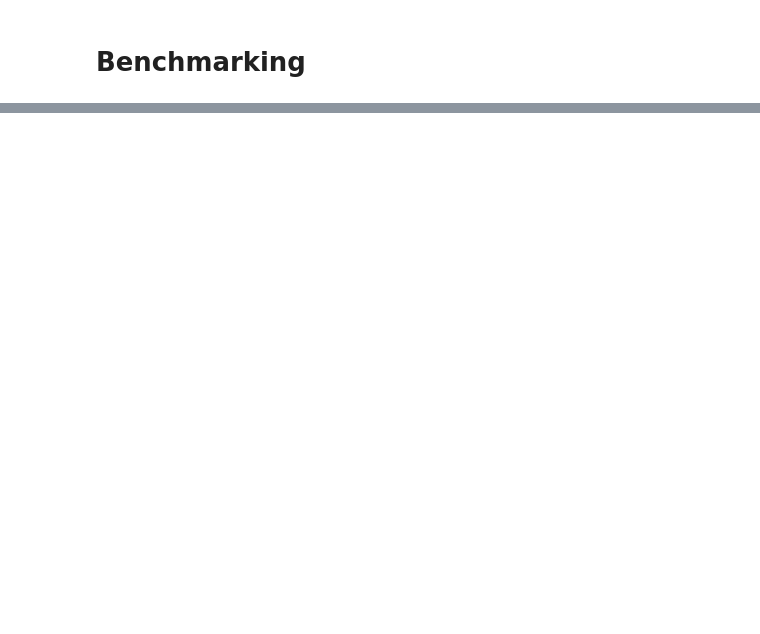
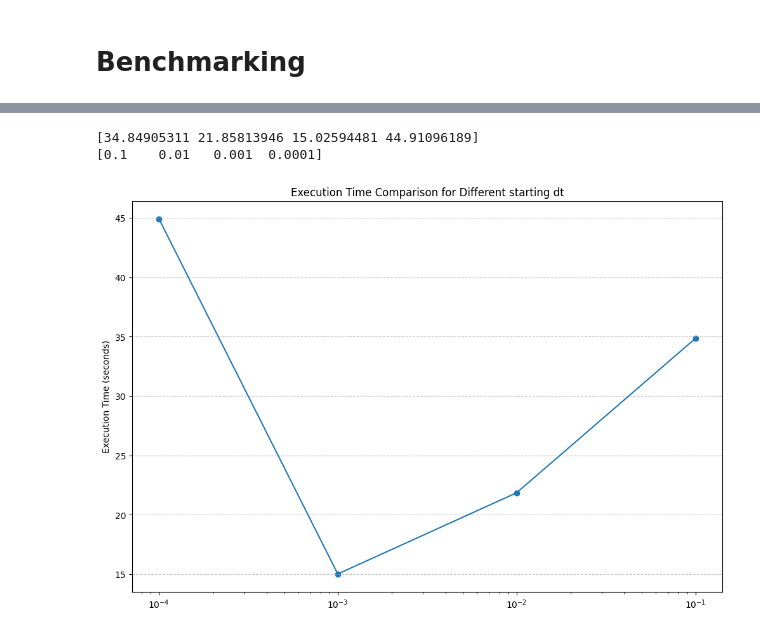
Before and after one commit to casparschucan/feynman-kac-python, a Jupyter notebook: src/benchmarking.ipynb, the cells around one changed output, grey strips where cells are left out. Cells and saved outputs as stored; diff of their text form; code cells hidden in the pictures; blank space fills up the shorter version.

```diff
--- a/src/benchmarking.ipynb
+++ b/src/benchmarking.ipynb
@@ -117,0 +165,33 @@ plt.show()
+# %%
+
+dt_result = benchmark_results
+dt_result = benchmark_results[benchmark_results['x'] == 0.5]
+dt_result = dt_result[dt_result['f'] == sin]
+dt_result = dt_result[dt_result['epsilon'] == 0.01]
+
+test_functions = {"Sine": sin,
+                  "Cosine": cos,
+                  "Cosine^2": sq_cos,
+                  "Polynomial": poly,
+                  "Gaussian": gaussian,
+                  "Exponential": exp}
+
+times = dt_result['avg_execution_time'].values
+print(times)
+dts = dt_result['dt0'].values
+print(dts)
+
+# Create boxplot of execution times
+plt.figure(figsize=(12, 8))
+boxplot = plt.semilogx(
+    dts,
+    times
+)
+plt.scatter(dts, times)
+plt.title('Execution Time Comparison for Different starting dt')
+plt.ylabel('Execution Time (seconds)')
+plt.grid(axis='y', linestyle='--', alpha=0.7)
+# %% [output]
+[34.84905311 21.85813946 15.02594481 44.91096189]
+[0.1    0.01   0.001  0.0001]
+[figure, added]
```
Also changed, not shown: parts of 4 cells of this notebook.
